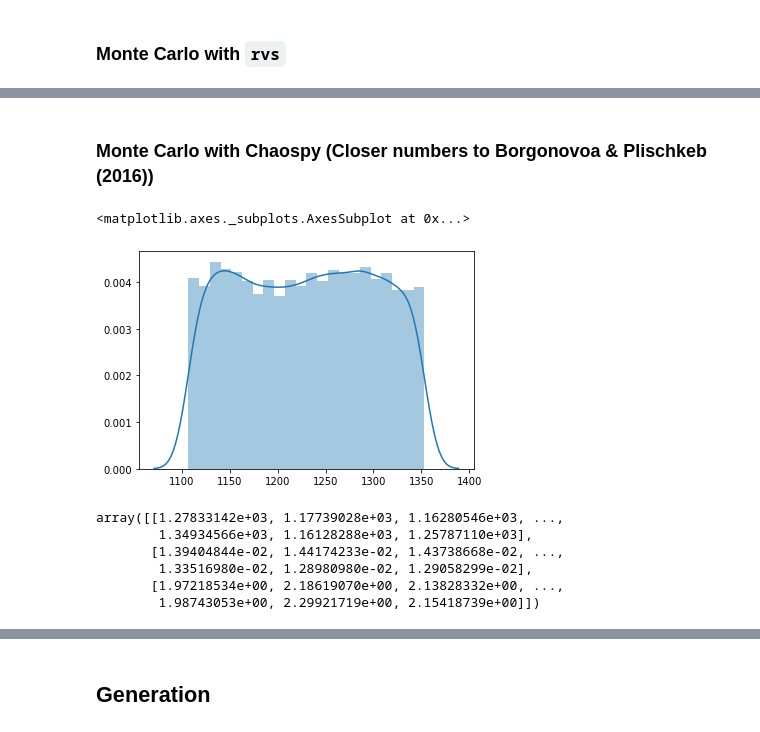
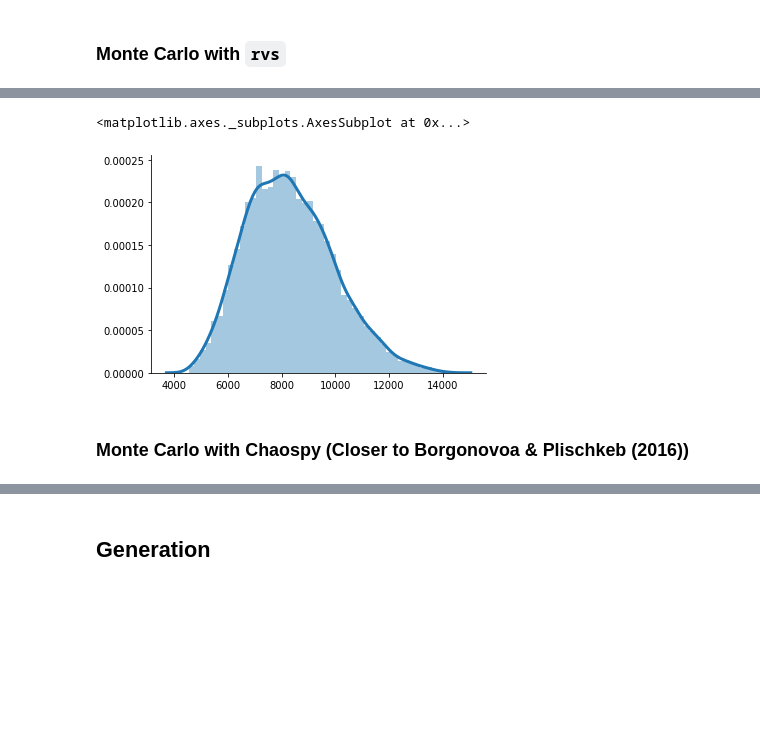
Before and after one commit to OpenSourceEconomics/econsa, a Jupyter notebook: copula-sampling.ipynb, the cells around one changed output, grey strips where cells are left out. Cells and saved outputs as stored; diff of their text form; code cells hidden in the pictures; blank space fills up the shorter version.

```diff
--- a/copula-sampling.ipynb
+++ b/copula-sampling.ipynb
@@ -139,5 +111,11 @@ sns.distplot(m)
+# %%
+plt.clf()
+sns.distplot(y)
+# %% [output]
+<matplotlib.axes._subplots.AxesSubplot at 0x...>
+[figure, added]
 # %% [markdown]
-### Monte Carlo with Chaospy (Closer numbers to Borgonovoa & Plischkeb (2016))
+### Monte Carlo with Chaospy (Closer to Borgonovoa & Plischkeb (2016))
 # %%
 sample_rule = "random"
 # %%
@@ -151,16 +134,0 @@ s = cp.Uniform(x_min_multiplier*s_0,
-# %%
-plt.clf()
-sns.distplot(m)
-# %% [output]
-<matplotlib.axes._subplots.AxesSubplot at 0x...>
-[figure, removed]
-# %%
-x = np.array([m, c, s])
-x
-# %% [output]
-array([[1.27833142e+03, 1.17739028e+03, 1.16280546e+03, ...,
-        1.34934566e+03, 1.16128288e+03, 1.25787110e+03],
-       [1.39404844e-02, 1.44174233e-02, 1.43738668e-02, ...,
-        1.33516980e-02, 1.28980980e-02, 1.29058299e-02],
-       [1.97218534e+00, 2.18619070e+00, 2.13828332e+00, ...,
-        1.98743053e+00, 2.29921719e+00, 2.15418739e+00]])
```
Also changed, not shown: parts of 98 cells of this notebook, 4 other files.
